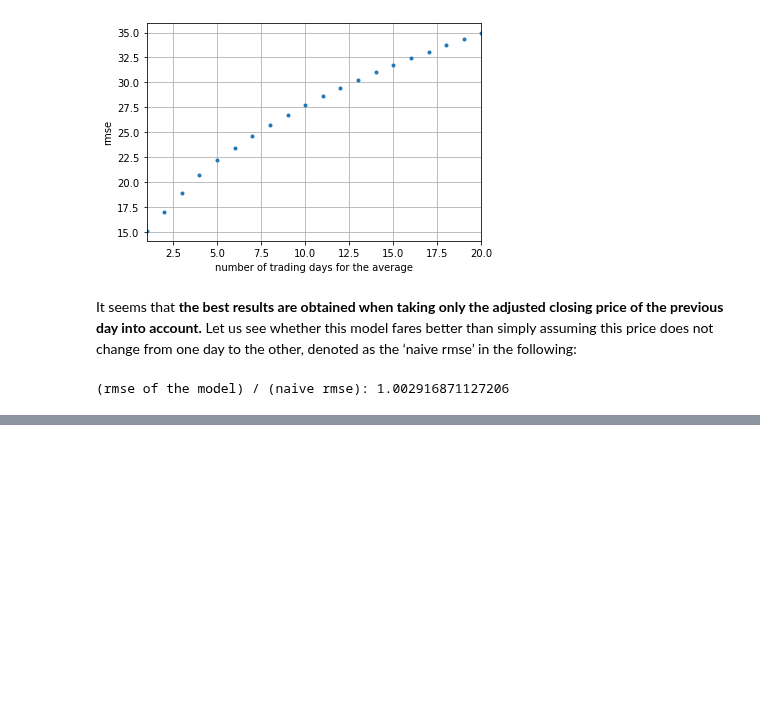
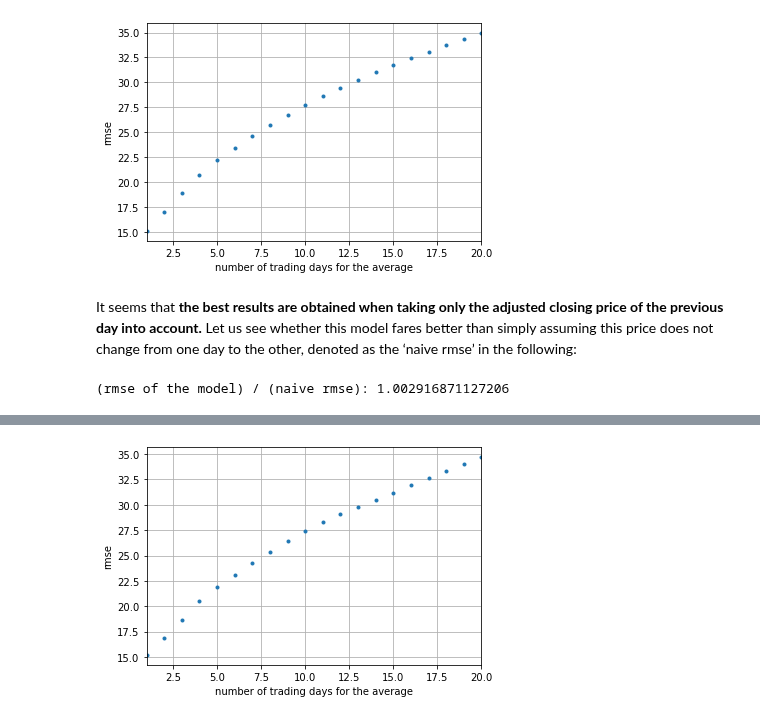
Before and after one commit to FlorentCLMichel/learning_data_science, a Jupyter notebook: Projects_Jupyter/Stock_market.ipynb, the cells around one changed output, grey strips where cells are left out. Drawn from its saved outputs; the diff is of its cells as text; code cells hidden in the pictures; blank space fills up the shorter version.

```diff
--- a/Projects_Jupyter/Stock_market.ipynb
+++ b/Projects_Jupyter/Stock_market.ipynb
@@ -139,7 +143,7 @@ def mean_n_trading_days(col, n_days=5):
 
 def std_n_trading_days(col, n_days=5):
     '''
-    Returns a series where each entry is the standard deviatin of the previous
+    Returns a series where each entry is the standard deviation of the previous
     n_days entries in the column col.
 
     col: string
@@ -368,0 +380,24 @@ print('(rmse of the model) / (naive rmse): ' + str(res[0] / rmse_naive))
+# %%
+n_days_max = 20
+res = []
+for n in range(1, n_days_max+1):
+
+    # compute the rolling average over the past n trading days
+    data['mean_'+str(n)+'_Adj_Close'] = mean_n_trading_days('Adj Close', n)
+
+    # compute the rolling average over the previous 2n trading days
+    data['mean_'+str(n)+'_Adj_Close_2'] = mean_n_trading_days('Adj Close', 2*n)
+
+    train = data[(data['Date'] >= datetime.strptime('01-01-1951', '%d-%m-%Y')) & (data['Date'] < datetime.strptime('01-01-2013', '%d-%m-%Y'))]
+    test = data[data['Date'] >= datetime.strptime('01-01-2013', '%d-%m-%Y')]
+
+    res.append(train_and_test_2(['mean_'+str(n)+'_Adj_Close', 'mean_'+str(n)+'_Adj_Close_2'], 'Adj Close'))
+
+plt.plot(range(1, n_days_max+1), res, r'.')
+plt.grid()
+plt.xlabel('number of trading days for the average')
+plt.ylabel('rmse')
+plt.xlim(1, n_days_max)
+plt.show()
+# %% [output]
+[figure, added]
```
Also changed, not shown: parts of 20 cells of this notebook.
